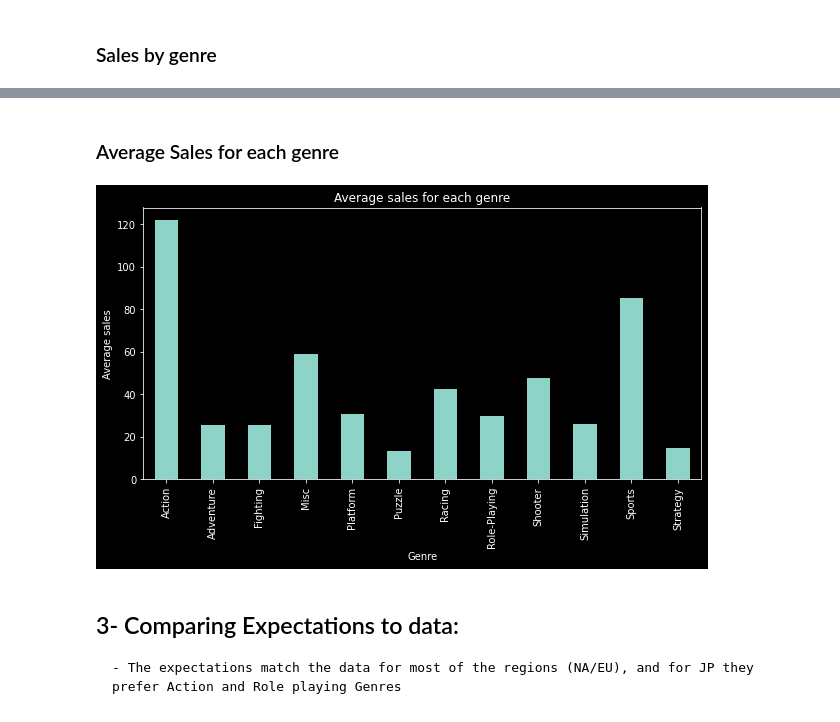
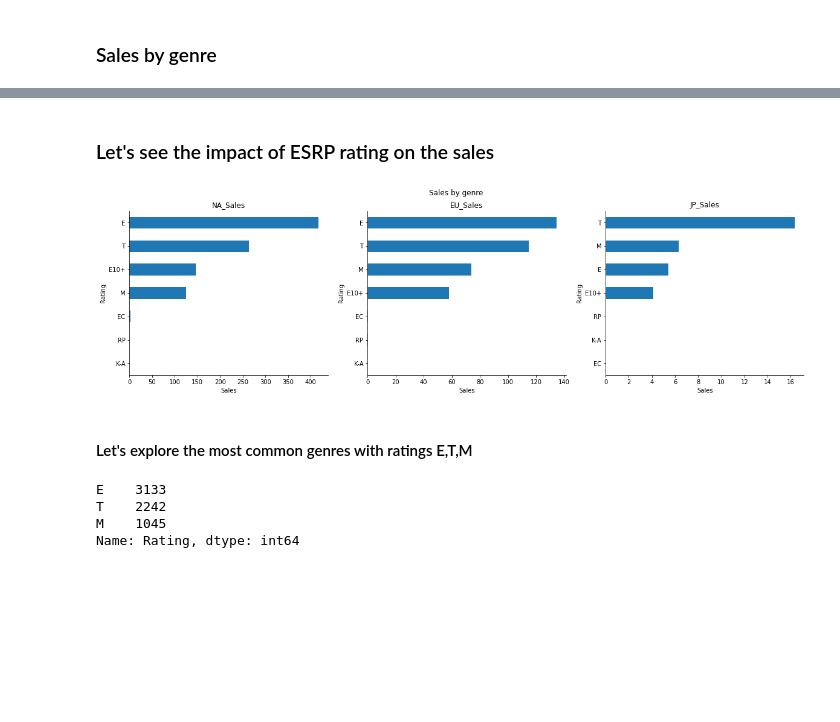
Before and after one commit to GhiathAjam/Analysis-of-Video-Games-Sales, a Jupyter notebook: Analysis/ExploratoryQuestions/Q5.ipynb, the cells around one changed output, grey strips where cells are left out. Cells and saved outputs as stored; diff of their text form; code cells hidden in the pictures; blank space fills up the shorter version.

```diff
--- a/Analysis/ExploratoryQuestions/Q5.ipynb
+++ b/Analysis/ExploratoryQuestions/Q5.ipynb
@@ -91,16 +143,28 @@ plt.show()
-# %% [markdown]
-### Average Sales for each genre
-# %%
-df_genre = df.groupby('Genre').sum(numeric_only=True)
-df_genre['Total_Sales'] = df_genre[['NA_Sales','EU_Sales','JP_Sales','Other_Sales']].mean(axis=1)
-df_genre['Total_Sales'].plot(kind='bar', figsize=(10,5))
-plt.style.use('dark_background')
-plt.title('Average sales for each genre', fontsize=20)
-plt.xlabel('Genre')
-plt.ylabel('Average sales')
-plt.show()
-# %% [output]
-[figure, removed]
-# %% [markdown]
-## 3- Comparing Expectations to data:
-    - The expectations match the data for most of the regions (NA/EU), and for JP they prefer Action and Role playing Genres
+# %% [markdown]
+### Let's see the impact of ESRP rating on the sales
+# %%
+fig, axes = plt.subplots(1,3, figsize=(20,5))
+
+plt.suptitle('Sales by genre')
+sns.despine(left=False, bottom=False)
+
+Sales= ['NA_Sales','EU_Sales','JP_Sales']
+for i in range(len(Sales)):
+    df.groupby(['Rating'])[Sales[i]].sum().sort_values(ascending=True).plot(kind='barh', ax=axes[i])
+    axes[i].set_title(Sales[i])
+    axes[i].set_xlabel('Sales')
+    axes[i].set_ylabel('Rating')
+plt.show()
+# %% [output]
+[figure, added]
+# %% [markdown]
+#### Let's explore the most common genres with ratings E,T,M
+# %%
+# keep only rows with ratings E,T,M
+df = df[df['Rating'].isin(['E','T','M'])]
+df['Rating'].value_counts()
+# %% [output]
+E    3133
+T    2242
+M    1045
+Name: Rating, dtype: int64
```
Also changed, not shown: parts of 21 cells of this notebook, 1 other file.
